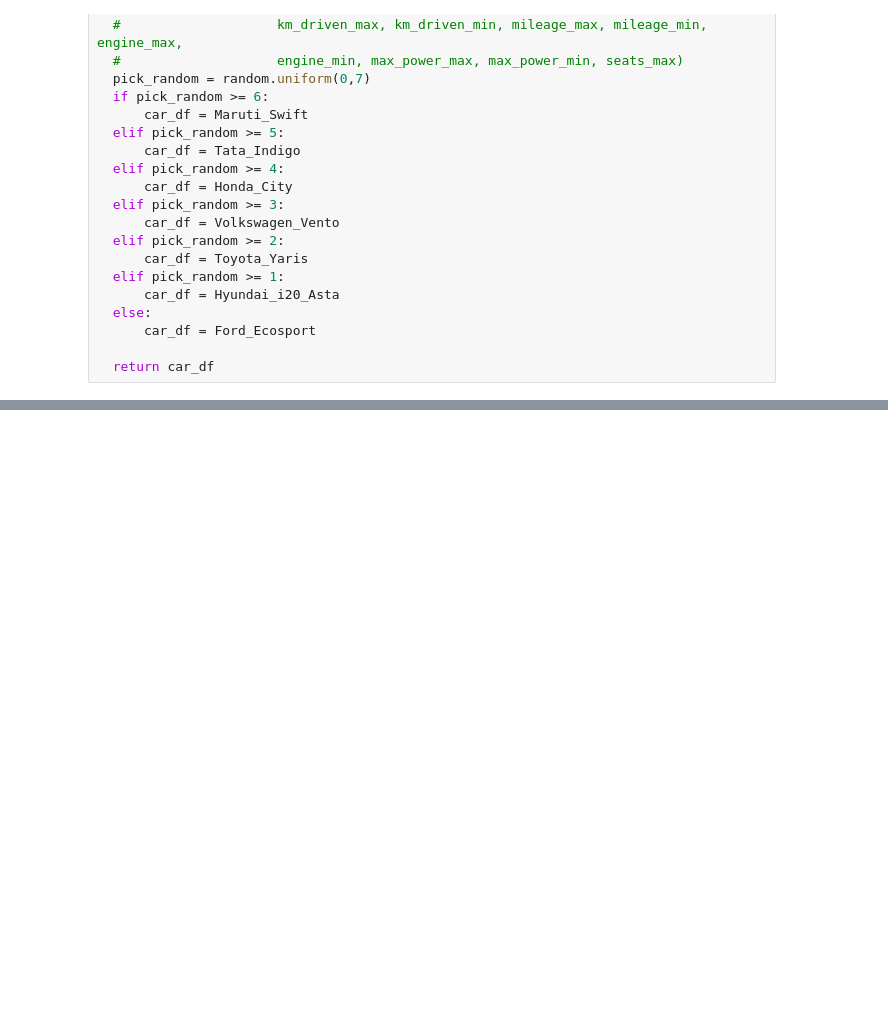
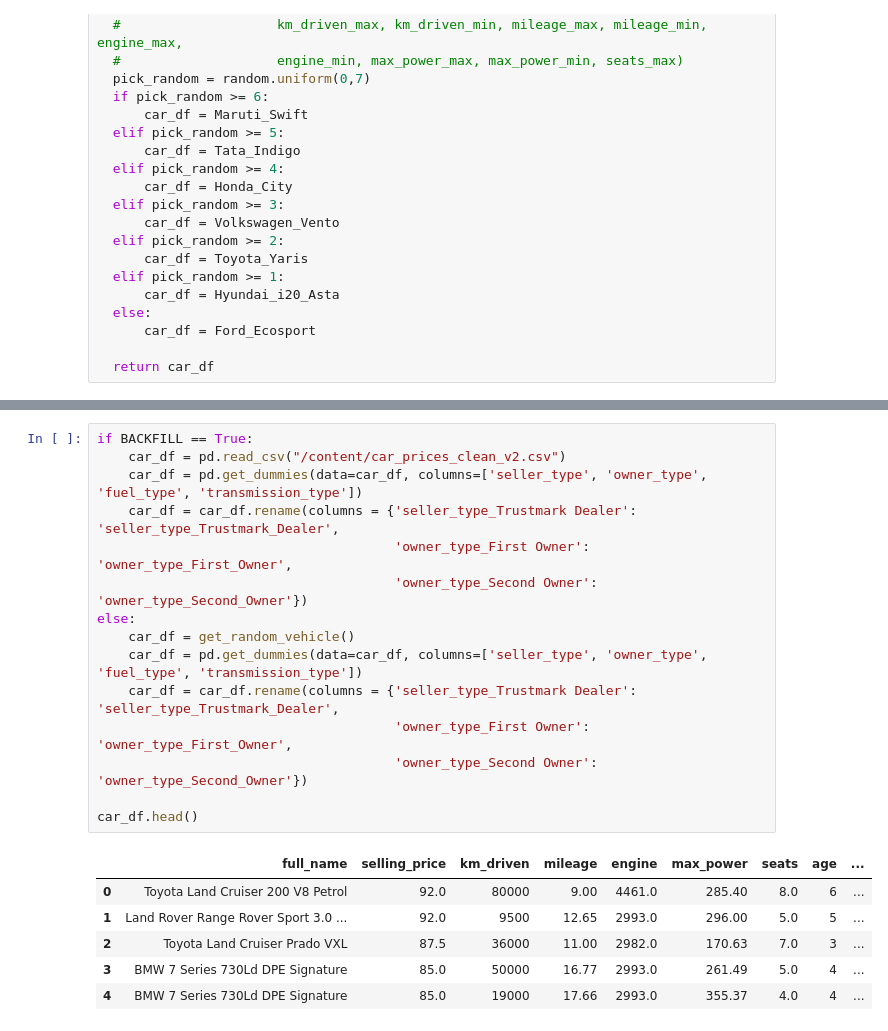
Before and after one commit to ayush-vatsal/Car_Prices-A_Prediction_Service, a Jupyter notebook: Car_price_feature_pipeline.ipynb, the cells around one changed output, grey strips where cells are left out. Cells and saved outputs as stored; diff of their text form; blank space fills up the shorter version.

Commit message:
Update to get_dummies

```diff
--- a/Car_price_feature_pipeline.ipynb
+++ b/Car_price_feature_pipeline.ipynb
@@ -114,3 +108,25 @@ car_df.head()
+# %%
+if BACKFILL == True:
+    car_df = pd.read_csv("/content/car_prices_clean_v2.csv")
+    car_df = pd.get_dummies(data=car_df, columns=['seller_type', 'owner_type', 'fuel_type', 'transmission_type'])
+    car_df = car_df.rename(columns = {'seller_type_Trustmark Dealer': 'seller_type_Trustmark_Dealer',
+                                      'owner_type_First Owner': 'owner_type_First_Owner',
+                                      'owner_type_Second Owner': 'owner_type_Second_Owner'})
+else:
+    car_df = get_random_vehicle()
+    car_df = pd.get_dummies(data=car_df, columns=['seller_type', 'owner_type', 'fuel_type', 'transmission_type'])
+    car_df = car_df.rename(columns = {'seller_type_Trustmark Dealer': 'seller_type_Trustmark_Dealer',
+                                      'owner_type_First Owner': 'owner_type_First_Owner',
+                                      'owner_type_Second Owner': 'owner_type_Second_Owner'})
+
+car_df.head()
+# %% [output]
+|  | full_name | selling_price | km_driven | mileage | engine | max_power | seats | age | ... |
+| 0 | Toyota Land Cruiser 200 V8 Petrol | 92.0 | 80000 | 9.00 | 4461.0 | 285.40 | 8.0 | 6 | ... |
+| 1 | Land Rover Range Rover Sport 3.0 ... | 92.0 | 9500 | 12.65 | 2993.0 | 296.00 | 5.0 | 5 | ... |
+| 2 | Toyota Land Cruiser Prado VXL | 87.5 | 36000 | 11.00 | 2982.0 | 170.63 | 7.0 | 3 | ... |
+| 3 | BMW 7 Series 730Ld DPE Signature | 85.0 | 50000 | 16.77 | 2993.0 | 261.49 | 5.0 | 4 | ... |
+| 4 | BMW 7 Series 730Ld DPE Signature | 85.0 | 19000 | 17.66 | 2993.0 | 355.37 | 4.0 | 4 | ... |
 # %%
 project = hopsworks.login()
 fs = project.get_feature_store()
```
Also changed, not shown: parts of 4 cells of this notebook.
